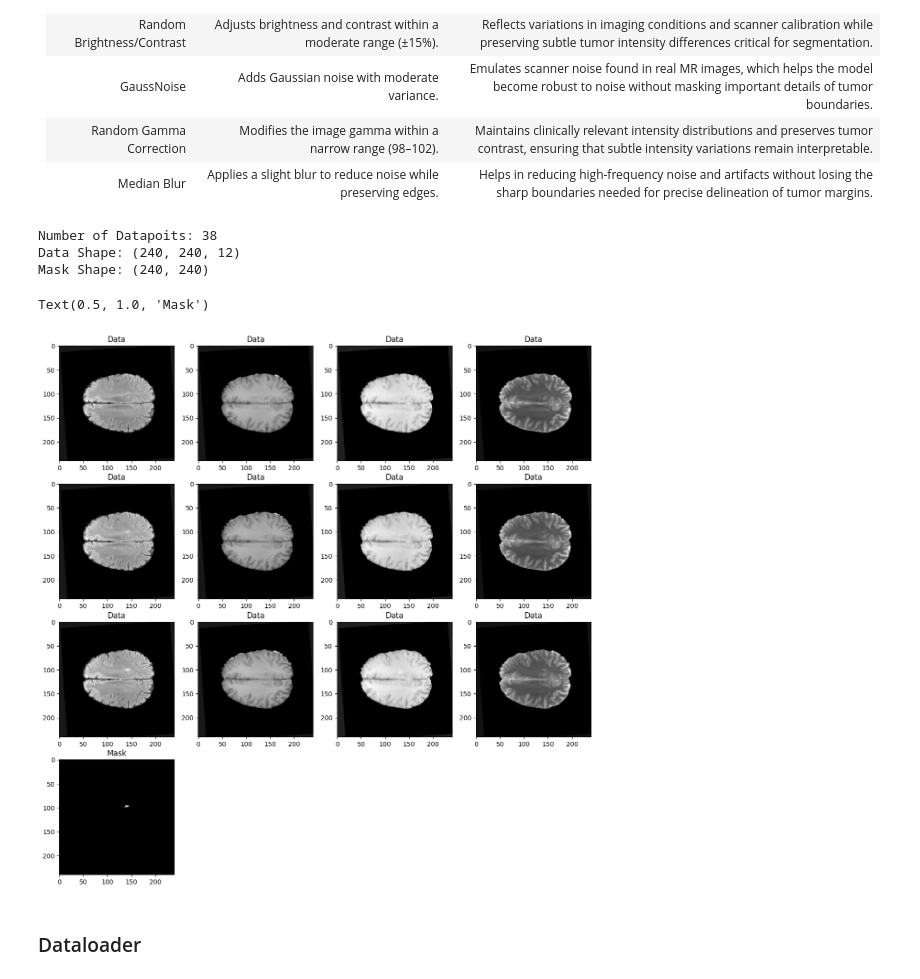
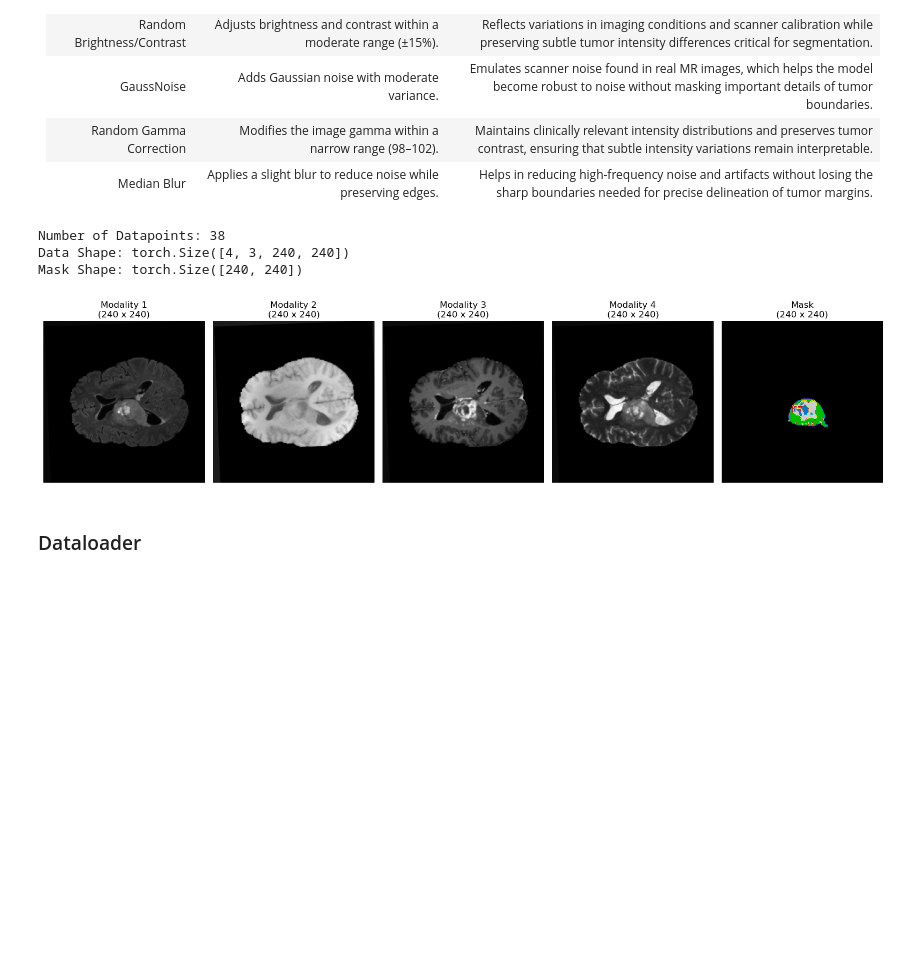
Before and after one commit to hakeematyab/Reliable-Explainable-Brain-Tumor-Segmentation, a Jupyter notebook: notebooks/ModelTraining.ipynb, the cells around one changed output. Saved outputs shown, nothing was run; the diff lists cells and outputs as text; code cells hidden in the pictures; blank space fills up the shorter version.

```diff
--- a/notebooks/ModelTraining.ipynb
+++ b/notebooks/ModelTraining.ipynb
@@ -240,29 +283,51 @@ test_data = BrainTumorDataset(dataset_test,
                              window_size = window_size,
                              transforms=transforms)
 data, mask = test_data[0]
-print(f"Number of Datapoits: {len(data)}")
+print(f"Number of Datapoints: {len(data)}")
 print(f"Data Shape: {data[0].shape}")
 print(f"Mask Shape: {mask[0].shape}")
 # %% [output]
-Number of Datapoits: 38
-Data Shape: (240, 240, 12)
-Mask Shape: (240, 240)
+Number of Datapoints: 38
+Data Shape: torch.Size([4, 3, 240, 240])
+Mask Shape: torch.Size([240, 240])
 # %%
-idx = np.random.randint(upper_bound-lower_bound)
+# idx = np.random.randint(upper_bound-lower_bound)
+#
+# plt.figure(figsize=(15,15))
+#
+# for i in range(data[idx].shape[-1]):
+#     plt.subplot(4,4,i+1)
+#     print(data[idx][1].shape)
+#     plt.imshow(data[idx][1][:,:], cmap="gray")
+#     plt.title("Data")
+#
+# plt.subplot(4,4,i+2)
+# plt.imshow(mask[idx], cmap="nipy_spectral")
+# plt.title("Mask")
 
-plt.figure(figsize=(15,15))
+batch_idx = np.random.randint(data.shape[0])
 
-for i in range(data[idx].shape[-1]):
-    plt.subplot(4,4,i+1)
-    plt.imshow(data[idx][:,:,i], cmap="gray")
-    plt.title("Data")
+plt.figure(figsize=(16, 8))
 
-plt.subplot(4,4,i+2)
-plt.imshow(mask[idx], cmap="nipy_spectral")
-plt.title("Mask")
+# Plot all 4 modalities
+for i in range(4):
+    plt.subplot(1, 5, i + 1)  # Create a 1x5 grid of plots
+    plt.imshow(data[batch_idx, i, 1, :, :], cmap="gray")
+    h, w = data[batch_idx, i, 1].shape
+    plt.title(f"Modality {i + 1}\n({h} x {w})")
+    plt.axis("off")
+
+# Plot the corresponding mask for the same slice
+plt.subplot(1, 5, 5)
+plt.imshow(mask[batch_idx,:, :], cmap="nipy_spectral")
+h, w = mask[batch_idx].shape
+plt.title(f"Mask\n({h} x {w})")
+plt.axis("off")
+
+plt.tight_layout()
+plt.show()
 # %% [output]
-Text(0.5, 1.0, 'Mask')
-[figure, old version]
+[figure, new version]
 # %% [markdown]
 ### Dataloader
 # %%
```
Also changed, not shown: parts of 3 cells of this notebook.
